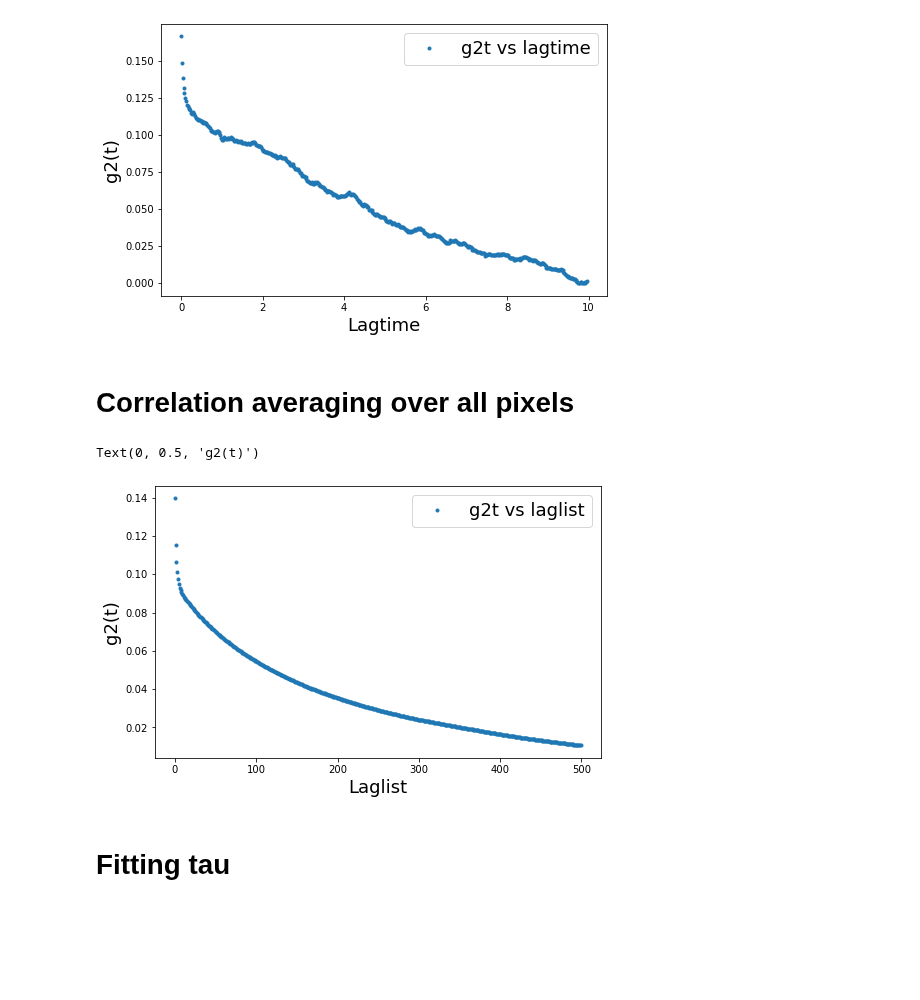
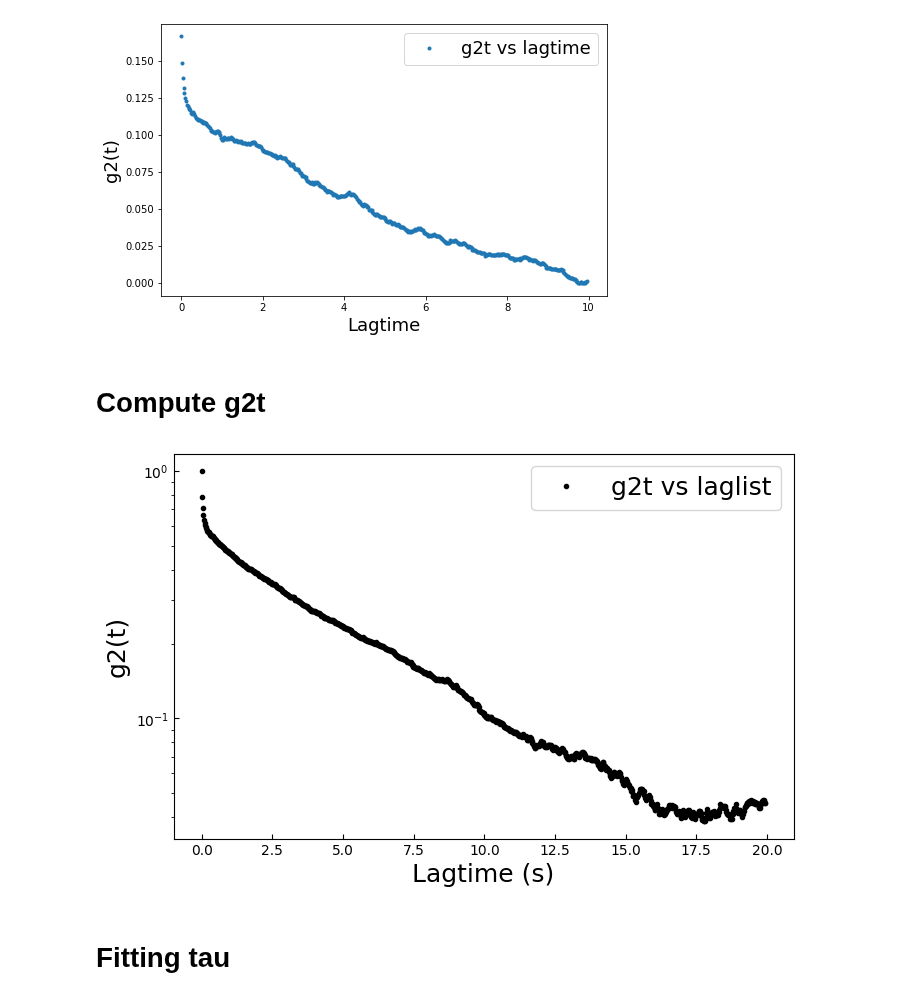
Before and after one commit to wwy-wwy-wwy/Speckle_project, a Jupyter notebook: 1wt_glycerol_100nm_20objective_0614_20x.ipynb, the cells around one changed output. Cells and saved outputs as stored; diff of their text form; code cells hidden in the pictures; blank space fills up the shorter version.

```diff
--- a/1wt_glycerol_100nm_20objective_0614_20x.ipynb
+++ b/1wt_glycerol_100nm_20objective_0614_20x.ipynb
@@ -132,9 +131,9 @@ plt.ylabel("g2(t)",fontsize=18)
 Text(0, 0.5, 'g2(t)')
 [figure]
 # %% [markdown]
-# Correlation averaging over all pixels
+# Compute g2t
 # %%
-def compute_g2t_wo_kernel(px,laglist_g2t):
+def compute_g2t_wo_kernel(px,laglist_g2t, normalize=True):
     intensity=[]
     for t in range(0,img.shape[0],1):
         intensity.append(img[t][px[0],px[1]])
@@ -153,12 +152,16 @@ def compute_g2t_wo_kernel(px,laglist_g2t):
         denumerator_1=denumerator_sum_1/max_t_range
         denumerator_2=denumerator_sum_2/max_t_range
         g2t.append((numerator/denumerator_1/denumerator_2)-1)
+    if normalize:
+        first=g2t[0]
+        for lag in laglist_g2t:
+            g2t[lag]=g2t[lag]/first
     return g2t
 # %%
-laglist_g2t=range(0,500,1)
+laglist_g2t=range(0,1000,1)
 averaged_g2t=[]
-for y in range(30,90,1):
-    for x in range(30,90,1):
+for y in range(90,100,1):
+    for x in range(90,100,1):
         px=[y,x]
         g2t=compute_g2t_wo_kernel(px,laglist_g2t)
         averaged_g2t.append(g2t)
@@ -167,12 +168,13 @@ average_g2t=np.mean(averaged_g2t,axis=0)
 # %%
 plt.figure(figsize=(8,5))
-plt.plot(laglist_g2t,average_g2t,'.')
+plt.plot([element * framespeed for element in laglist_g2t],np.mean(averaged_g2t,axis=0),'k.')
 plt.legend(['g2t vs laglist'], fontsize=18)
-plt.xlabel("Laglist",fontsize=18)
+plt.xlabel("Lagtime (s)",fontsize=18)
 plt.ylabel("g2(t)",fontsize=18)
+plt.tick_params(direction='in')
+plt.yscale('log')
 # %% [output]
-Text(0, 0.5, 'g2(t)')
-[figure, old version]
+[figure, new version]
 # %% [markdown]
 # Fitting tau
 # %%
```
Also changed, not shown: parts of 4 cells of this notebook, 20 other files.
